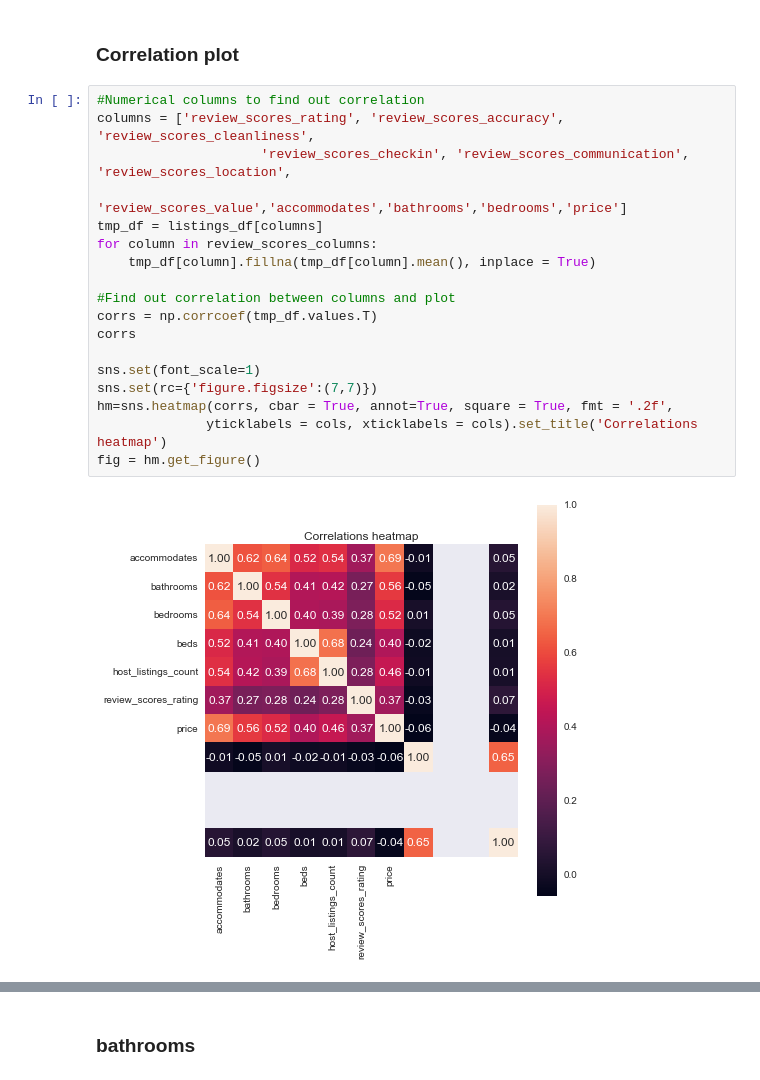
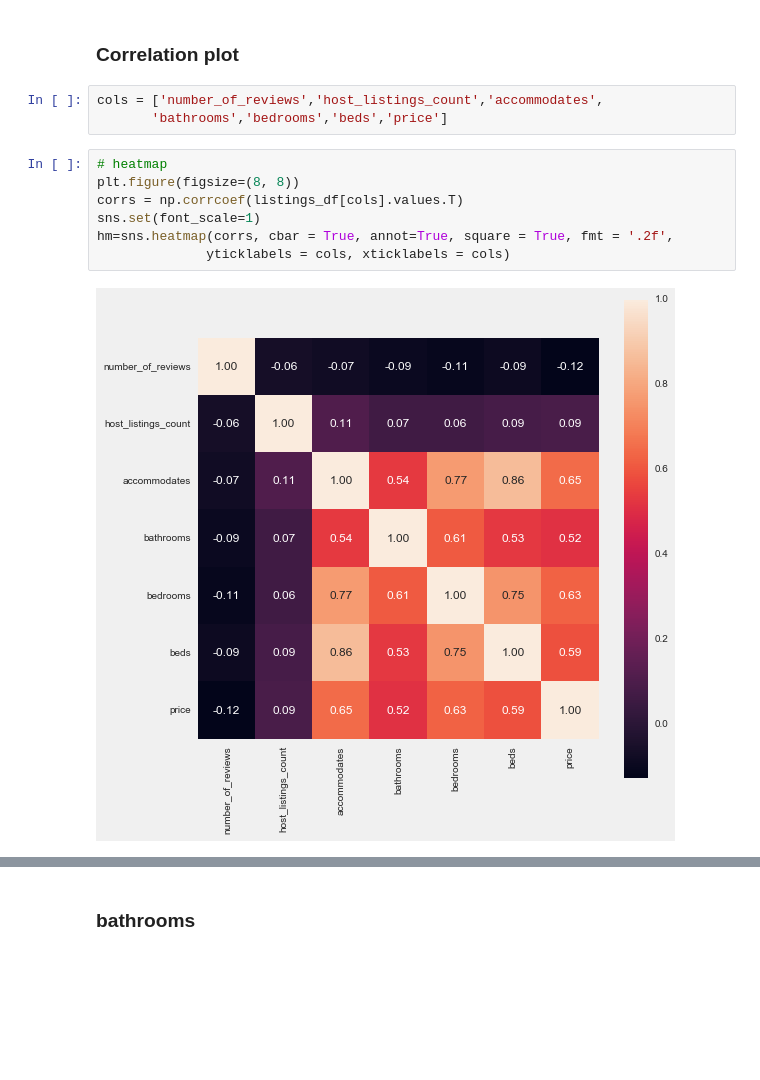
Before and after one commit to ntmai03/Airbnb, a Jupyter notebook: AirbnbDataPreparation.ipynb, the cells around one changed output, grey strips where cells are left out. Cells and saved outputs as stored; diff of their text form; blank space fills up the shorter version.

```diff
--- a/AirbnbDataPreparation.ipynb
+++ b/AirbnbDataPreparation.ipynb
@@ -343,23 +425,15 @@ Check_Missing_Data2(tmp_df)
 | 6 | review_scores_value | float64 | 0 | 0.0 |
 # %% [markdown]
 ### Correlation plot
+# %%
+cols = ['number_of_reviews','host_listings_count','accommodates',
+       'bathrooms','bedrooms','beds','price']
 # %%
-#Numerical columns to find out correlation
-columns = ['review_scores_rating', 'review_scores_accuracy', 'review_scores_cleanliness',
-                     'review_scores_checkin', 'review_scores_communication', 'review_scores_location',
-                    'review_scores_value','accommodates','bathrooms','bedrooms','price']
-tmp_df = listings_df[columns]
-for column in review_scores_columns:
-    tmp_df[column].fillna(tmp_df[column].mean(), inplace = True)
-
-#Find out correlation between columns and plot
-corrs = np.corrcoef(tmp_df.values.T)
-corrs
-
+# heatmap
+plt.figure(figsize=(8, 8))
+corrs = np.corrcoef(listings_df[cols].values.T)
 sns.set(font_scale=1)
-sns.set(rc={'figure.figsize':(7,7)})
 hm=sns.heatmap(corrs, cbar = True, annot=True, square = True, fmt = '.2f',
-              yticklabels = cols, xticklabels = cols).set_title('Correlations heatmap')
-fig = hm.get_figure()
+              yticklabels = cols, xticklabels = cols)
 # %% [output]
-[figure, old version]
+[figure, new version]
```
Also changed, not shown: parts of 88 cells of this notebook.
